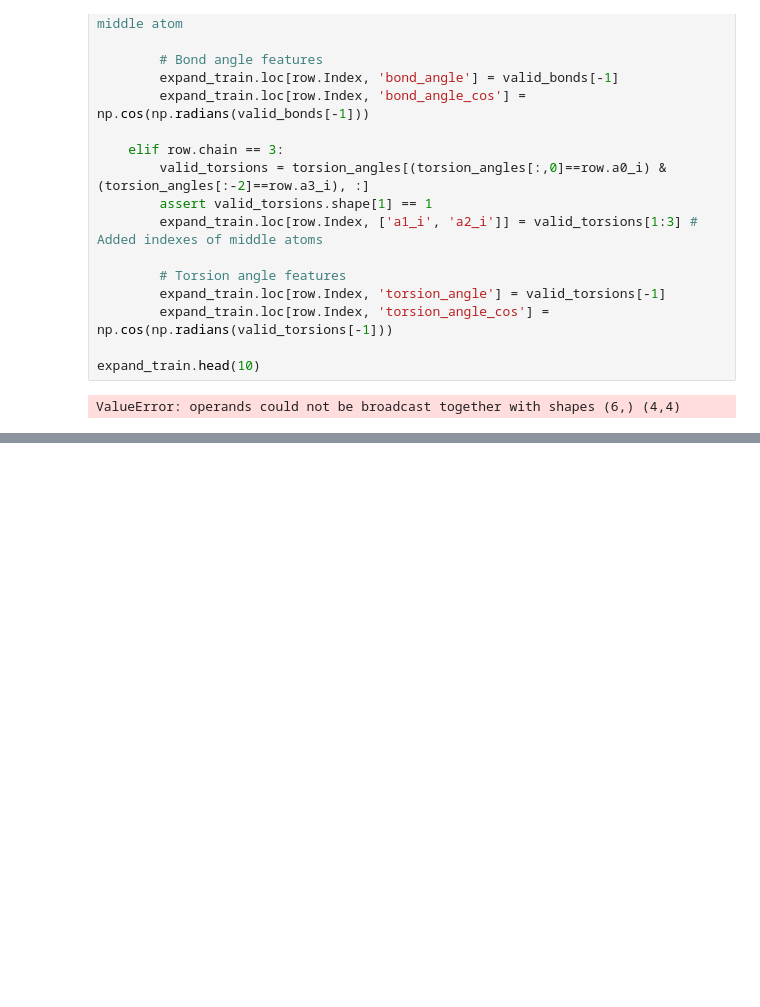
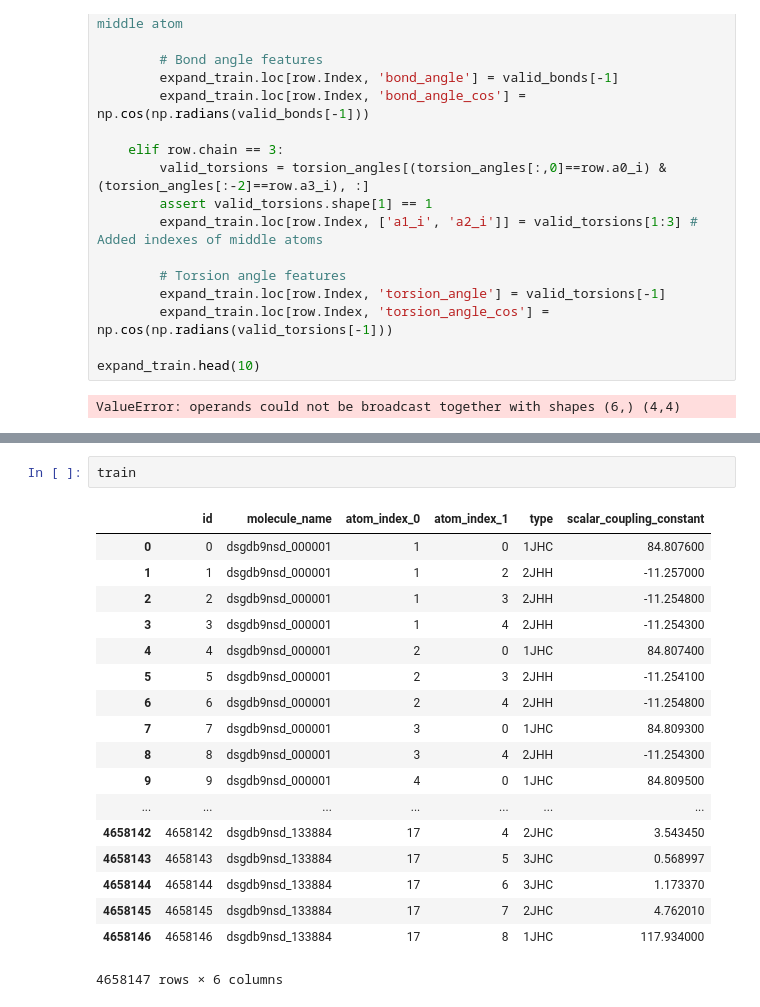
Before and after one commit to miguel-rita/remote-five, a Jupyter notebook: notebooks/EDA.ipynb, the cells around one changed output, grey strips where cells are left out. Saved outputs shown, nothing was run; the diff lists cells and outputs as text; blank space fills up the shorter version.

```diff
--- a/notebooks/EDA.ipynb
+++ b/notebooks/EDA.ipynb
@@ -251,0 +260,21 @@ te.head(30)
+# %%
+train
+# %% [output]
+|  | id | molecule_name | atom_index_0 | atom_index_1 | type | scalar_coupling_constant |
+| 0 | 0 | dsgdb9nsd_000001 | 1 | 0 | 1JHC | 84.807600 |
+| 1 | 1 | dsgdb9nsd_000001 | 1 | 2 | 2JHH | -11.257000 |
+| 2 | 2 | dsgdb9nsd_000001 | 1 | 3 | 2JHH | -11.254800 |
+| 3 | 3 | dsgdb9nsd_000001 | 1 | 4 | 2JHH | -11.254300 |
+| 4 | 4 | dsgdb9nsd_000001 | 2 | 0 | 1JHC | 84.807400 |
+| 5 | 5 | dsgdb9nsd_000001 | 2 | 3 | 2JHH | -11.254100 |
+| 6 | 6 | dsgdb9nsd_000001 | 2 | 4 | 2JHH | -11.254800 |
+| 7 | 7 | dsgdb9nsd_000001 | 3 | 0 | 1JHC | 84.809300 |
+| 8 | 8 | dsgdb9nsd_000001 | 3 | 4 | 2JHH | -11.254300 |
+| 9 | 9 | dsgdb9nsd_000001 | 4 | 0 | 1JHC | 84.809500 |
+| ... | ... | ... | ... | ... | ... | ... |
+| 4658142 | 4658142 | dsgdb9nsd_133884 | 17 | 4 | 2JHC | 3.543450 |
+| 4658143 | 4658143 | dsgdb9nsd_133884 | 17 | 5 | 3JHC | 0.568997 |
+| 4658144 | 4658144 | dsgdb9nsd_133884 | 17 | 6 | 3JHC | 1.173370 |
+| 4658145 | 4658145 | dsgdb9nsd_133884 | 17 | 7 | 2JHC | 4.762010 |
+| 4658146 | 4658146 | dsgdb9nsd_133884 | 17 | 8 | 1JHC | 117.934000 |
+4658147 rows × 6 columns
```
Also changed, not shown: parts of 9 cells of this notebook, 4 other files.
